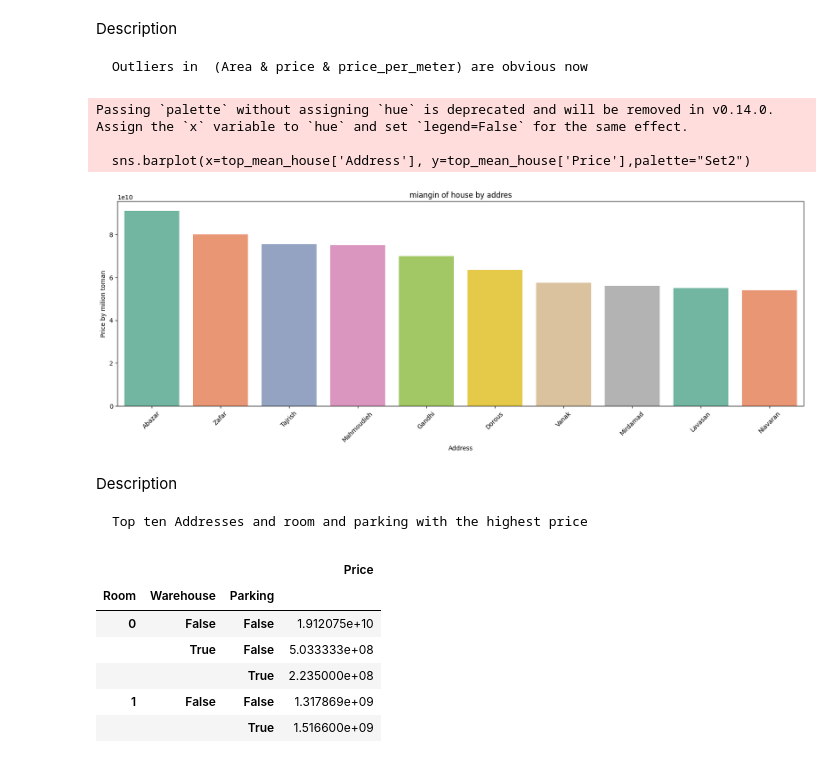
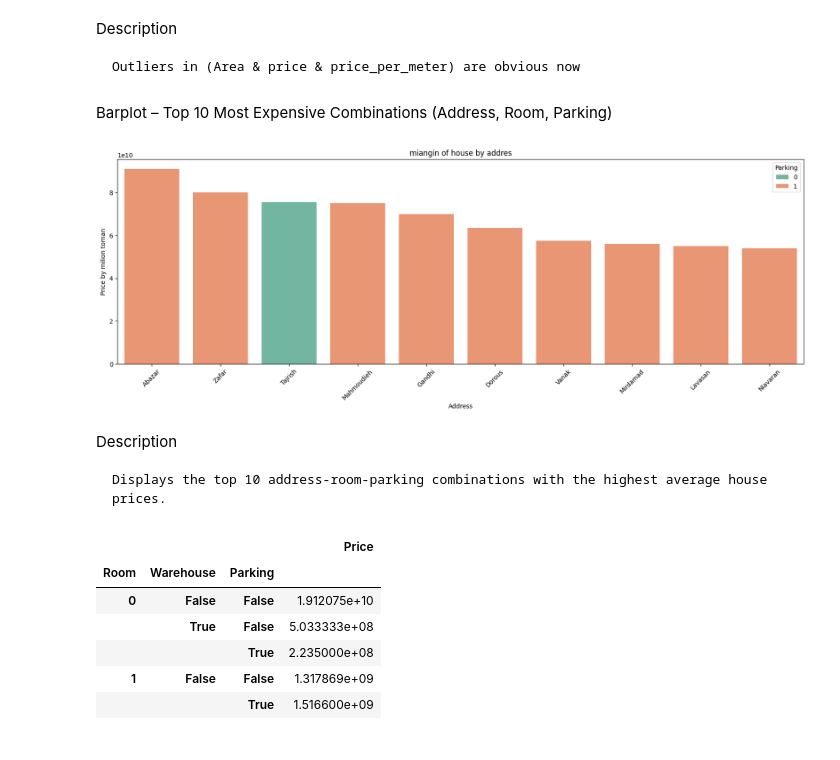
Before and after one commit to sajjadkhazaei/house-prices-in-tehran, a Jupyter notebook: house prices.ipynb, the cells around one changed output. Drawn from its saved outputs; the diff is of its cells as text; code cells hidden in the pictures.

```diff
--- a/house prices.ipynb
+++ b/house prices.ipynb
@@ -256,25 +244,24 @@ Description
+# %% [markdown]
+Barplot – Top 10 Most Expensive Combinations (Address, Room, Parking)
 # %%
 import seaborn as sns
 import matplotlib.pyplot as plt
 
 top_mean_house=df.groupby(['Address','Room','Parking'])['Price'].mean().sort_values(ascending=False).reset_index().head(10)
 
 plt.figure(figsize=(20,6))
-sns.barplot(x=top_mean_house['Address'], y=top_mean_house['Price'],palette="Set2")
+sns.barplot(x='Address', y='Price',hue='Parking',data=top_mean_house,palette="Set2")
 plt.title('miangin of house by addres')
 plt.ylabel('Price by milion toman')
 plt.xlabel('Address')
 plt.xticks(rotation=45)
 plt.show()
 # %% [output]
-Passing `palette` without assigning `hue` is deprecated and will be removed in v0.14.0. Assign the `x` variable to `hue` and set `legend=False` for the same effect.
-
-  sns.barplot(x=top_mean_house['Address'], y=top_mean_house['Price'],palette="Set2")
-[figure, old version]
+[figure, new version]
 # %% [markdown]
 Description
 
-    Top ten Addresses and room and parking with the highest price
+    Displays the top 10 address-room-parking combinations with the highest average house prices.
 # %%
 round(df.groupby(["Room" , "Warehouse","Parking"])["Price"].mean().to_frame())
 # %% [output]
```
Also changed, not shown: parts of 18 cells of this notebook.
